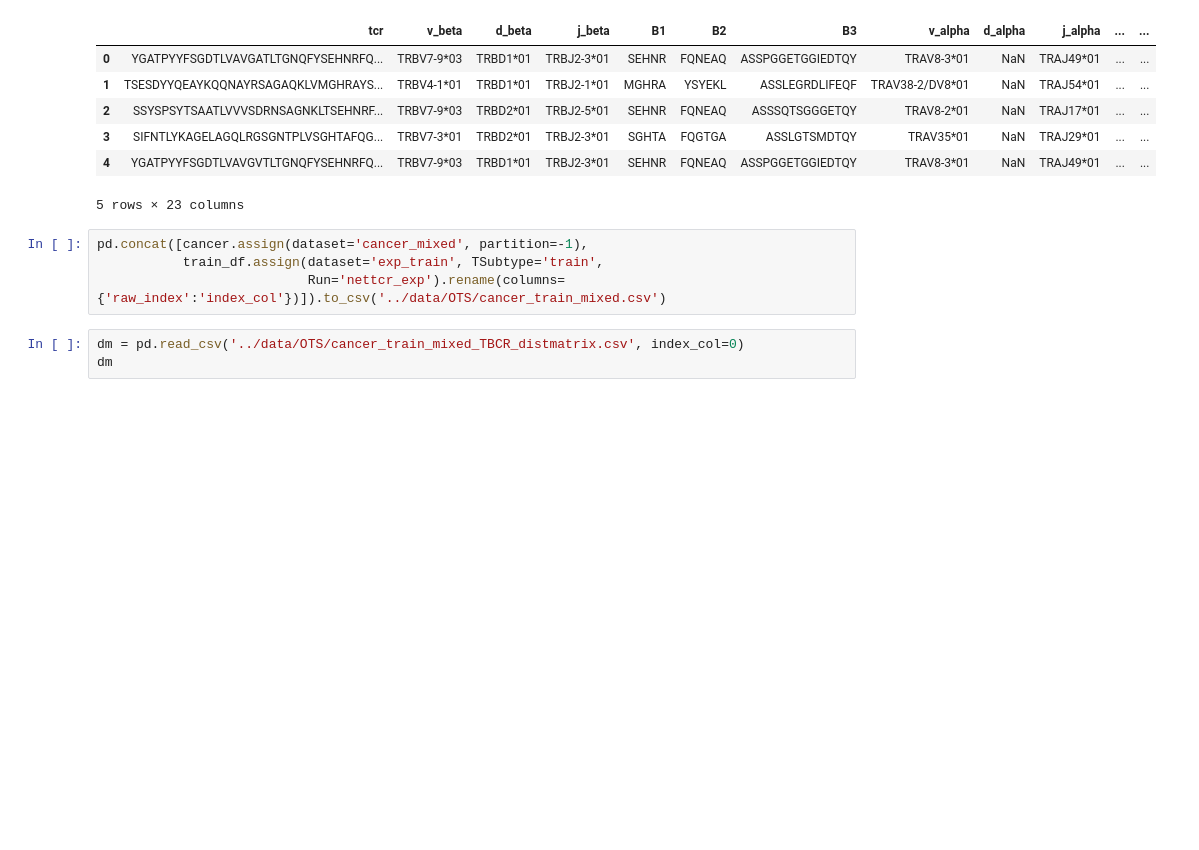
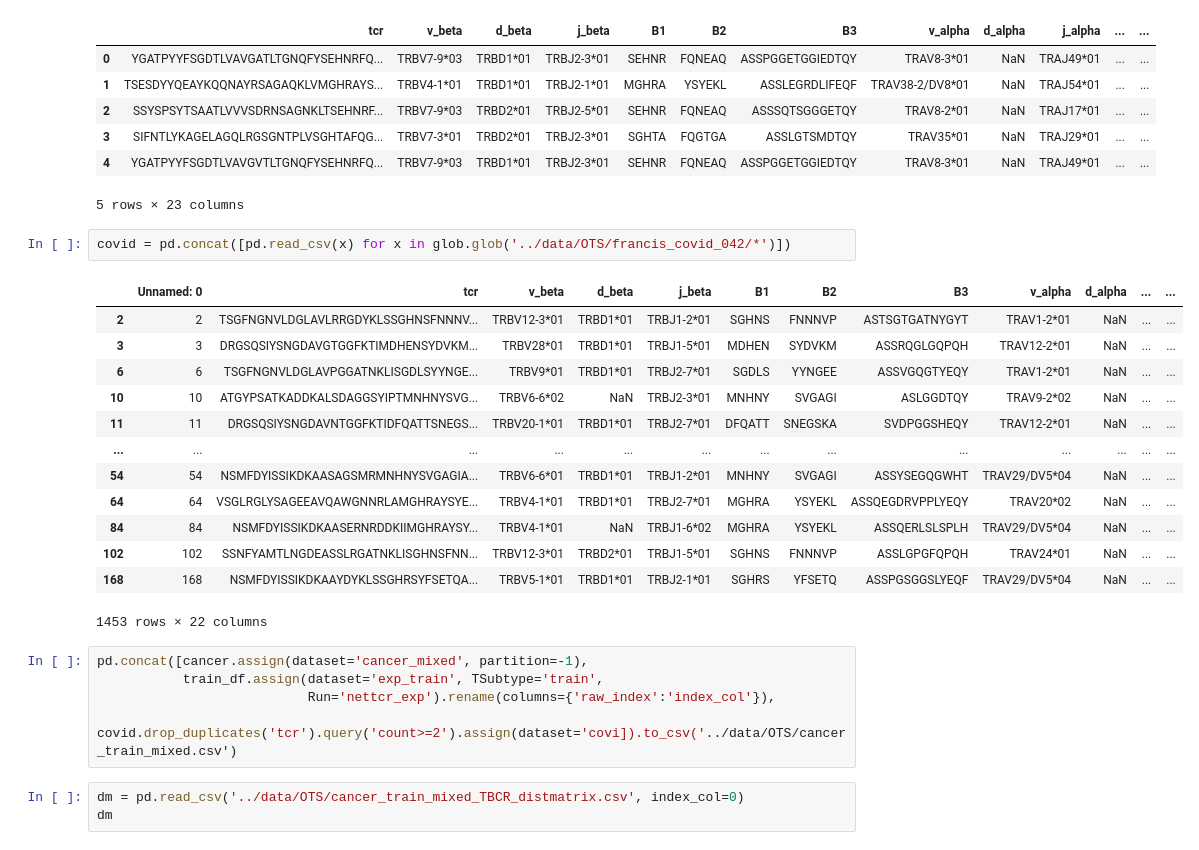
Before and after one commit to richieYT-wan/tclustr, a Jupyter notebook: notebooks/241001_extra_exps2.ipynb, the cells around one changed output. Saved outputs shown, nothing was run; the diff lists cells and outputs as text; blank space fills up the shorter version.

```diff
--- a/notebooks/241001_extra_exps2.ipynb
+++ b/notebooks/241001_extra_exps2.ipynb
@@ -267,10 +514,27 @@ cancer.head()
 | 3 | SIFNTLYKAGELAGQLRGSGNTPLVSGHTAFQG... | TRBV7-3*01 | TRBD2*01 | TRBJ2-3*01 | SGHTA | FQGTGA | ASSLGTSMDTQY | TRAV35*01 | NaN | TRAJ29*01 | ... | ... |
 | 4 | YGATPYYFSGDTLVAVGVTLTGNQFYSEHNRFQ... | TRBV7-9*03 | TRBD1*01 | TRBJ2-3*01 | SEHNR | FQNEAQ | ASSPGGETGGIEDTQY | TRAV8-3*01 | NaN | TRAJ49*01 | ... | ... |
 5 rows × 23 columns
+# %%
+covid = pd.concat([pd.read_csv(x) for x in glob.glob('../data/OTS/francis_covid_042/*')])
+# %% [output]
+|  | Unnamed: 0 | tcr | v_beta | d_beta | j_beta | B1 | B2 | B3 | v_alpha | d_alpha | ... | ... |
+| 2 | 2 | TSGFNGNVLDGLAVLRRGDYKLSSGHNSFNNNV... | TRBV12-3*01 | TRBD1*01 | TRBJ1-2*01 | SGHNS | FNNNVP | ASTSGTGATNYGYT | TRAV1-2*01 | NaN | ... | ... |
+| 3 | 3 | DRGSQSIYSNGDAVGTGGFKTIMDHENSYDVKM... | TRBV28*01 | TRBD1*01 | TRBJ1-5*01 | MDHEN | SYDVKM | ASSRQGLGQPQH | TRAV12-2*01 | NaN | ... | ... |
+| 6 | 6 | TSGFNGNVLDGLAVPGGATNKLISGDLSYYNGE... | TRBV9*01 | TRBD1*01 | TRBJ2-7*01 | SGDLS | YYNGEE | ASSVGQGTYEQY | TRAV1-2*01 | NaN | ... | ... |
+| 10 | 10 | ATGYPSATKADDKALSDAGGSYIPTMNHNYSVG... | TRBV6-6*02 | NaN | TRBJ2-3*01 | MNHNY | SVGAGI | ASLGGDTQY | TRAV9-2*02 | NaN | ... | ... |
+| 11 | 11 | DRGSQSIYSNGDAVNTGGFKTIDFQATTSNEGS... | TRBV20-1*01 | TRBD1*01 | TRBJ2-7*01 | DFQATT | SNEGSKA | SVDPGGSHEQY | TRAV12-2*01 | NaN | ... | ... |
+| ... | ... | ... | ... | ... | ... | ... | ... | ... | ... | ... | ... | ... |
+| 54 | 54 | NSMFDYISSIKDKAASAGSMRMNHNYSVGAGIA... | TRBV6-6*01 | TRBD1*01 | TRBJ1-2*01 | MNHNY | SVGAGI | ASSYSEGQGWHT | TRAV29/DV5*04 | NaN | ... | ... |
+| 64 | 64 | VSGLRGLYSAGEEAVQAWGNNRLAMGHRAYSYE... | TRBV4-1*01 | TRBD1*01 | TRBJ2-7*01 | MGHRA | YSYEKL | ASSQEGDRVPPLYEQY | TRAV20*02 | NaN | ... | ... |
+| 84 | 84 | NSMFDYISSIKDKAASERNRDDKIIMGHRAYSY... | TRBV4-1*01 | NaN | TRBJ1-6*02 | MGHRA | YSYEKL | ASSQERLSLSPLH | TRAV29/DV5*04 | NaN | ... | ... |
+| 102 | 102 | SSNFYAMTLNGDEASSLRGATNKLISGHNSFNN... | TRBV12-3*01 | TRBD2*01 | TRBJ1-5*01 | SGHNS | FNNNVP | ASSLGPGFQPQH | TRAV24*01 | NaN | ... | ... |
+| 168 | 168 | NSMFDYISSIKDKAAYDYKLSSGHRSYFSETQA... | TRBV5-1*01 | TRBD1*01 | TRBJ2-1*01 | SGHRS | YFSETQ | ASSPGSGGSLYEQF | TRAV29/DV5*04 | NaN | ... | ... |
+1453 rows × 22 columns
 # %%
 pd.concat([cancer.assign(dataset='cancer_mixed', partition=-1),
            train_df.assign(dataset='exp_train', TSubtype='train',
-                           Run='nettcr_exp').rename(columns={'raw_index':'index_col'})]).to_csv('../data/OTS/cancer_train_mixed.csv')
+                           Run='nettcr_exp').rename(columns={'raw_index':'index_col'}),
+           covid.drop_duplicates('tcr').query('count>=2').assign(dataset='covi]).to_csv('../data/OTS/cancer_train_mixed.csv')
 # %%
 dm = pd.read_csv('../data/OTS/cancer_train_mixed_TBCR_distmatrix.csv', index_col=0)
 dm
```
Also changed, not shown: parts of 12 cells of this notebook, 2 other files.
